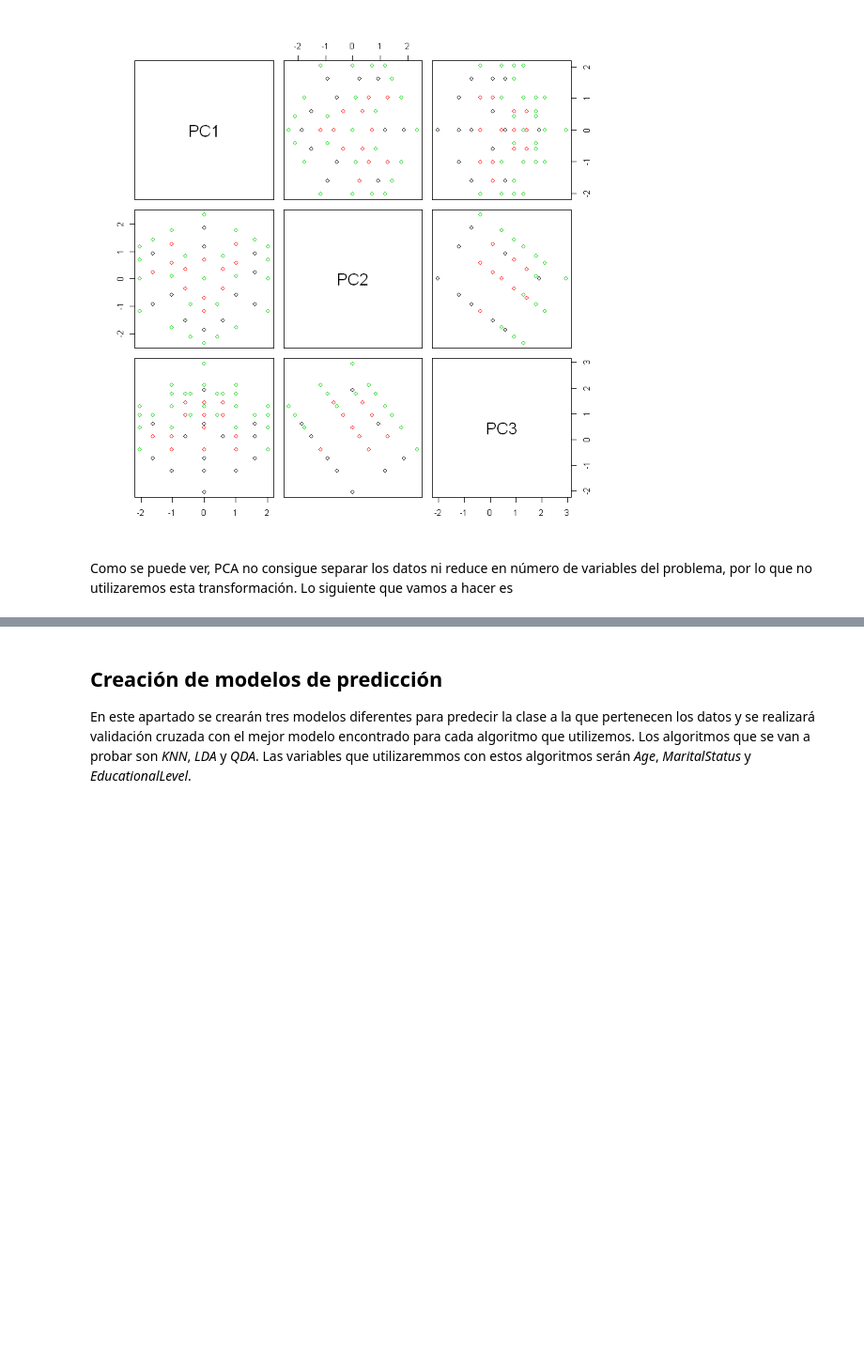
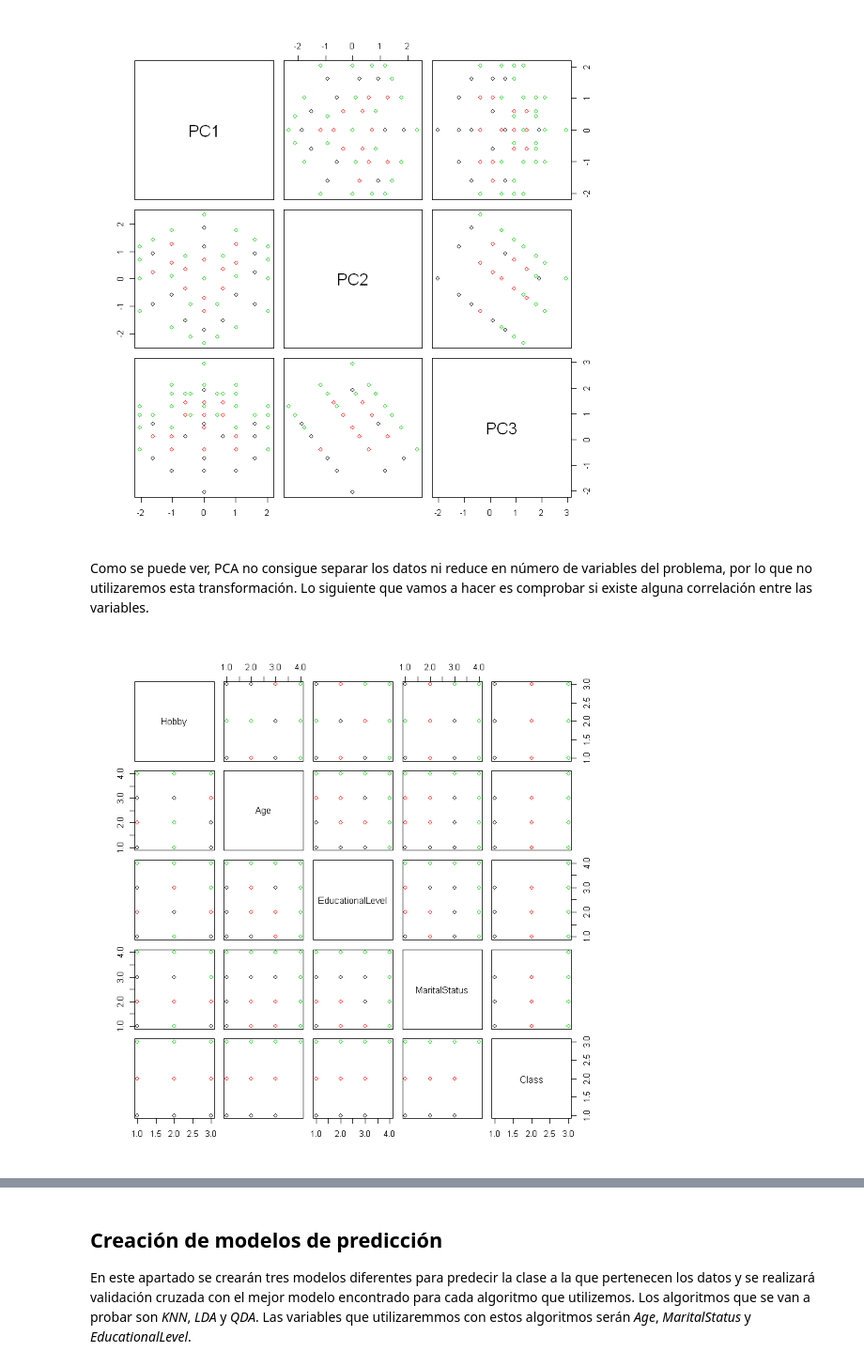
Before and after one commit to armijoalb/Master-Ciencias-de-Datos-UGR, a Jupyter notebook: Introduccion a la ciencia de datos/Trabajo Final/Clasificación/Trabajo Final Clasificación.ipynb, the cells around one changed output, grey strips where cells are left out. Shown: that part at 94% size. Saved outputs shown, nothing was run; the diff lists cells and outputs as text; code cells hidden in the pictures; blank space fills up the shorter version.

```diff
--- a/Introduccion a la ciencia de datos/Trabajo Final/Clasificación/Trabajo Final Clasificación.ipynb
+++ b/Introduccion a la ciencia de datos/Trabajo Final/Clasificación/Trabajo Final Clasificación.ipynb
@@ -188,4 +188,8 @@ pairs(PCA, col=temp$Class)
 # %% [output]
 [figure]
 # %% [markdown]
-Como se puede ver, PCA no consigue separar los datos ni reduce en número de variables del problema, por lo que no utilizaremos esta transformación. Lo siguiente que vamos a hacer es
+Como se puede ver, PCA no consigue separar los datos ni reduce en número de variables del problema, por lo que no utilizaremos esta transformación. Lo siguiente que vamos a hacer es comprobar si existe alguna correlación entre las variables.
+# %%
+pairs(hayesroth,col=hayesroth[,5])
+# %% [output]
+[figure, added]
```
Also changed, not shown: parts of 7 cells of this notebook, 23 other files.
